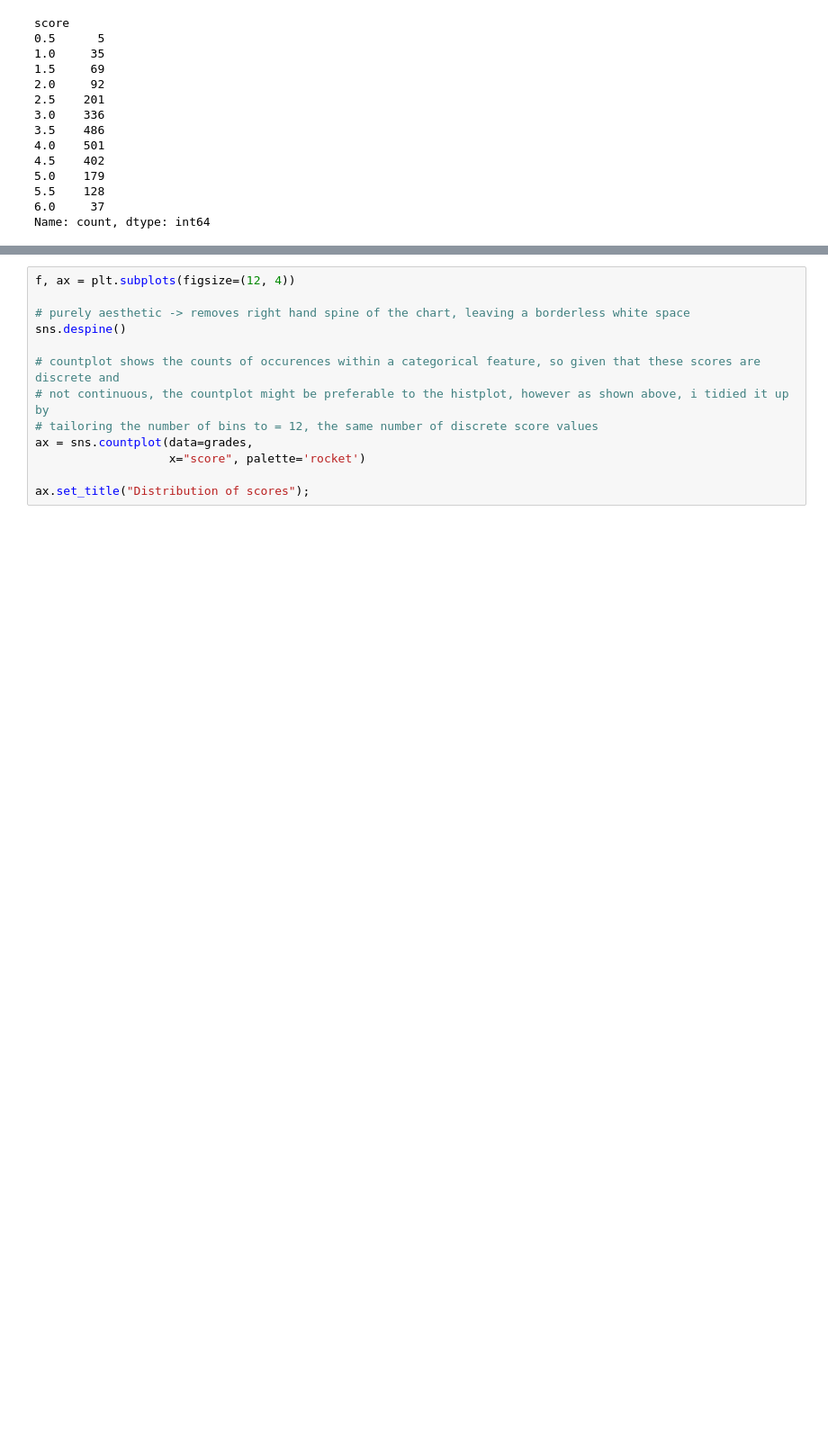
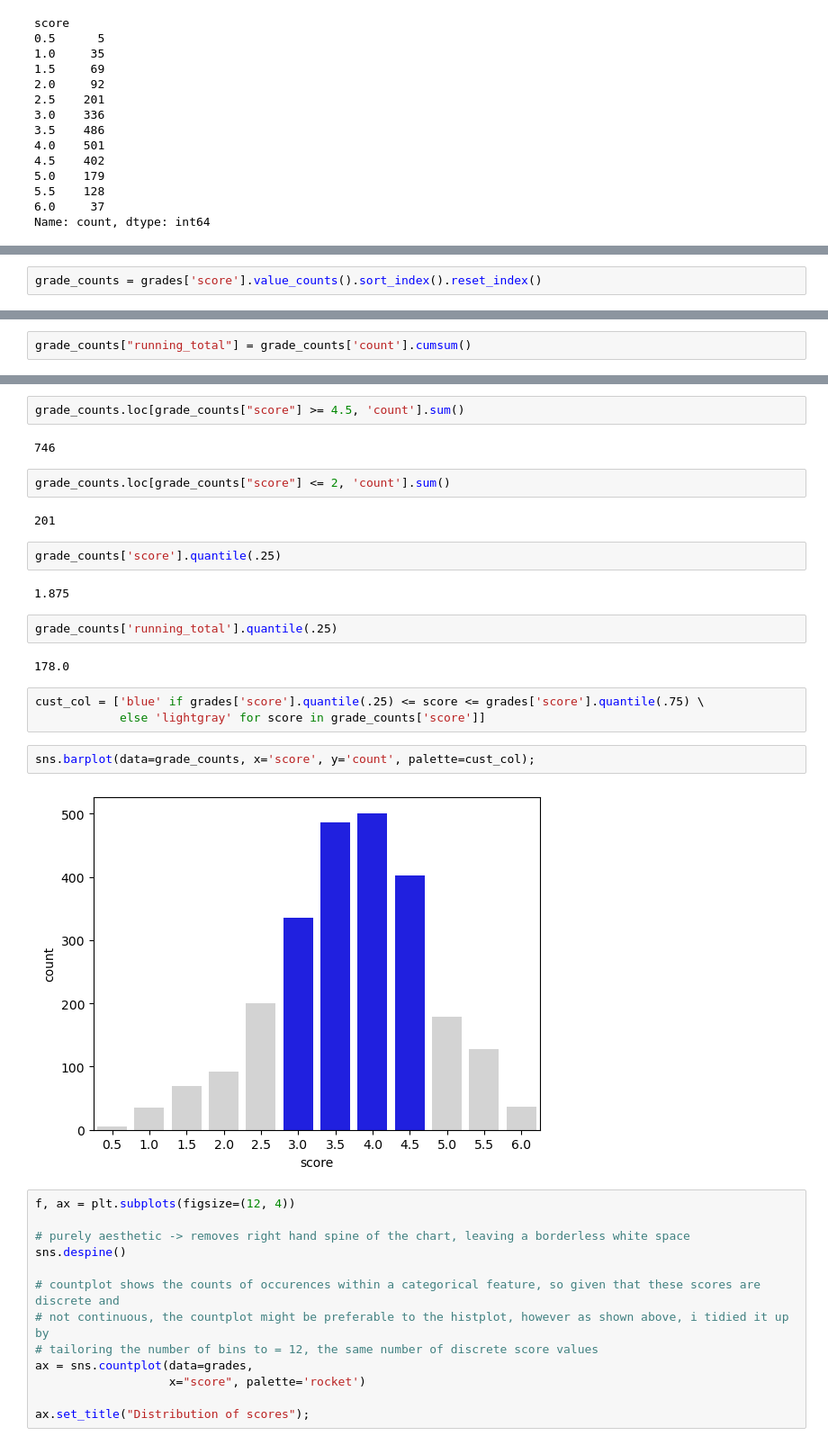
Before and after one commit to dvdhartsman/writing_processes_to_quality, a Jupyter notebook: Writing_Processes.ipynb, the cells around one changed output, grey strips where cells are left out. Shown at 90% size. Drawn from its saved outputs; the diff is of its cells as text; blank space fills up the shorter version.

```diff
--- a/Writing_Processes.ipynb
+++ b/Writing_Processes.ipynb
@@ -152,0 +219,2 @@ grades['score'].value_counts().shape
+# %%
+grade_counts = grades['score'].value_counts().sort_index().reset_index()
@@ -152,0 +265,2 @@ grades['score'].value_counts().shape
+# %%
+grade_counts["running_total"] = grade_counts['count'].cumsum()
@@ -153,3 +283,26 @@ grades['score'].value_counts().shape
+# %%
+grade_counts.loc[grade_counts["score"] >= 4.5, 'count'].sum()
+# %% [output]
+746
+# %%
+grade_counts.loc[grade_counts["score"] <= 2, 'count'].sum()
+# %% [output]
+201
+# %%
+grade_counts['score'].quantile(.25)
+# %% [output]
+1.875
+# %%
+grade_counts['running_total'].quantile(.25)
+# %% [output]
+178.0
+# %%
+cust_col = ['blue' if grades['score'].quantile(.25) <= score <= grades['score'].quantile(.75) \
+            else 'lightgray' for score in grade_counts['score']]
+# %%
+sns.barplot(data=grade_counts, x='score', y='count', palette=cust_col);
+# %% [output]
+[figure, added]
 # %%
 f, ax = plt.subplots(figsize=(12, 4))
 
```
Also changed, not shown: parts of 20 cells of this notebook.
